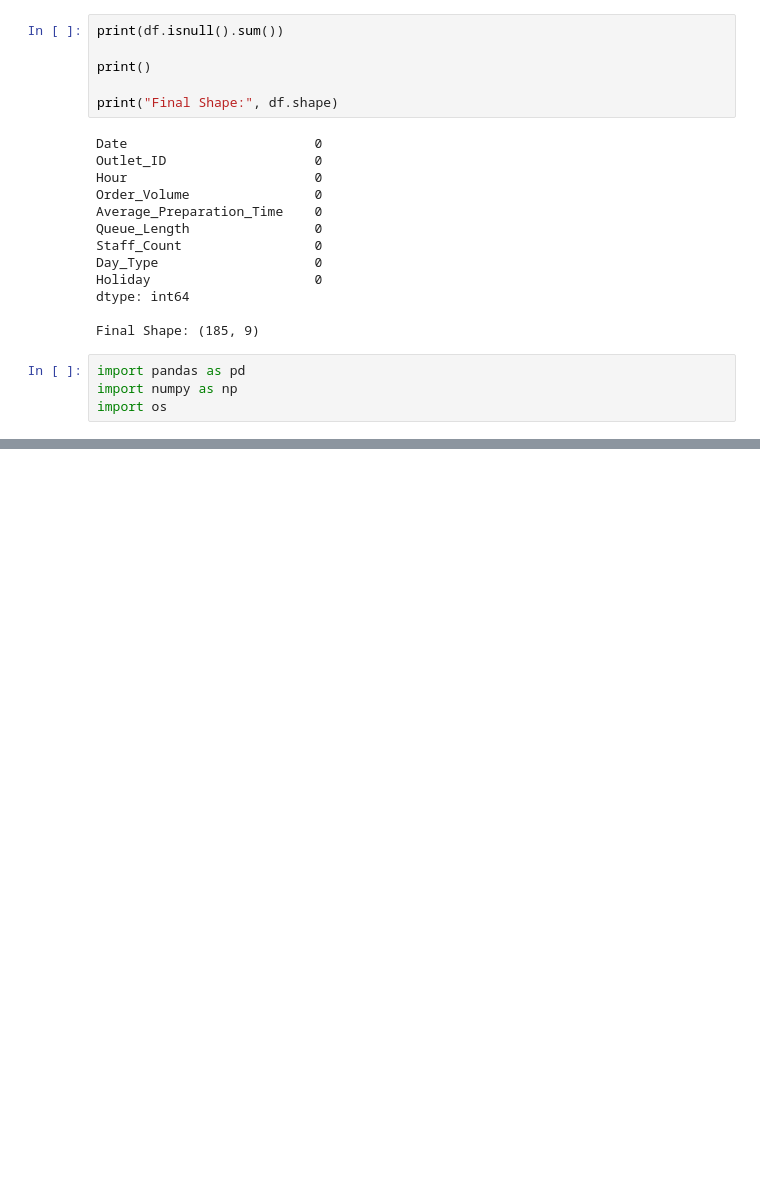
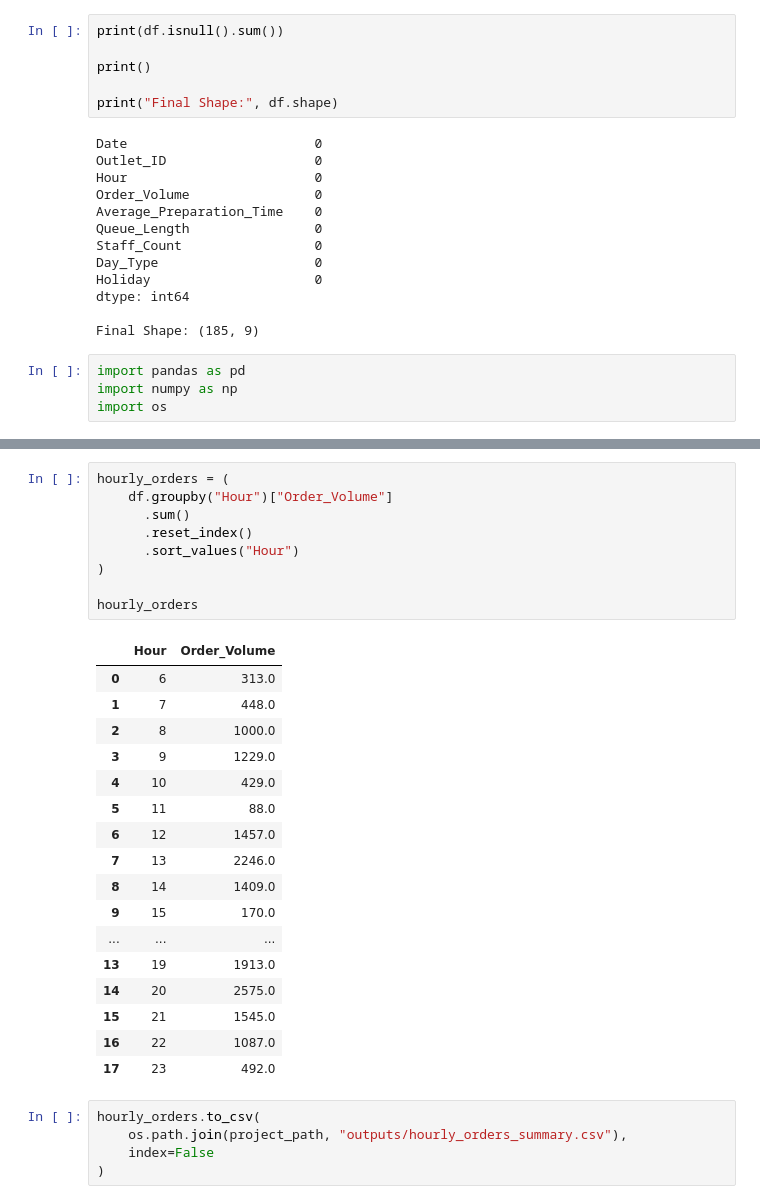
Before and after one commit to Rukshana-S/mcd-staffing-demand-prediction, a Jupyter notebook: Restaurant_Staffing_Analysis.ipynb, the cells around one changed output, grey strips where cells are left out. Drawn from its saved outputs; the diff is of its cells as text; blank space fills up the shorter version.

Commit message:
Analyze hourly peak demand

```diff
--- a/Restaurant_Staffing_Analysis.ipynb
+++ b/Restaurant_Staffing_Analysis.ipynb
@@ -223,3 +223,35 @@ Clean Dataset Shape: (185, 9)
 | 2 | 2025-03-25 | MCD_MDU_01 | 23 | 5.0 | 4.4 | 0 | 2.0 | Weekday | ... |
 | 3 | 2025-03-31 | MCD_CHN_02 | 19 | 176.0 | 9.4 | 4 | 8.0 | Weekday | ... |
 | 4 | 2025-02-18 | MCD_CBE_01 | 9 | 44.0 | 5.0 | 3 | 3.0 | Weekday | ... |
+# %%
+hourly_orders = (
+    df.groupby("Hour")["Order_Volume"]
+      .sum()
+      .reset_index()
+      .sort_values("Hour")
+)
+
+hourly_orders
+# %% [output]
+|  | Hour | Order_Volume |
+| 0 | 6 | 313.0 |
+| 1 | 7 | 448.0 |
+| 2 | 8 | 1000.0 |
+| 3 | 9 | 1229.0 |
+| 4 | 10 | 429.0 |
+| 5 | 11 | 88.0 |
+| 6 | 12 | 1457.0 |
+| 7 | 13 | 2246.0 |
+| 8 | 14 | 1409.0 |
+| 9 | 15 | 170.0 |
+| ... | ... | ... |
+| 13 | 19 | 1913.0 |
+| 14 | 20 | 2575.0 |
+| 15 | 21 | 1545.0 |
+| 16 | 22 | 1087.0 |
+| 17 | 23 | 492.0 |
+# %%
+hourly_orders.to_csv(
+    os.path.join(project_path, "outputs/hourly_orders_summary.csv"),
+    index=False
+)
```
